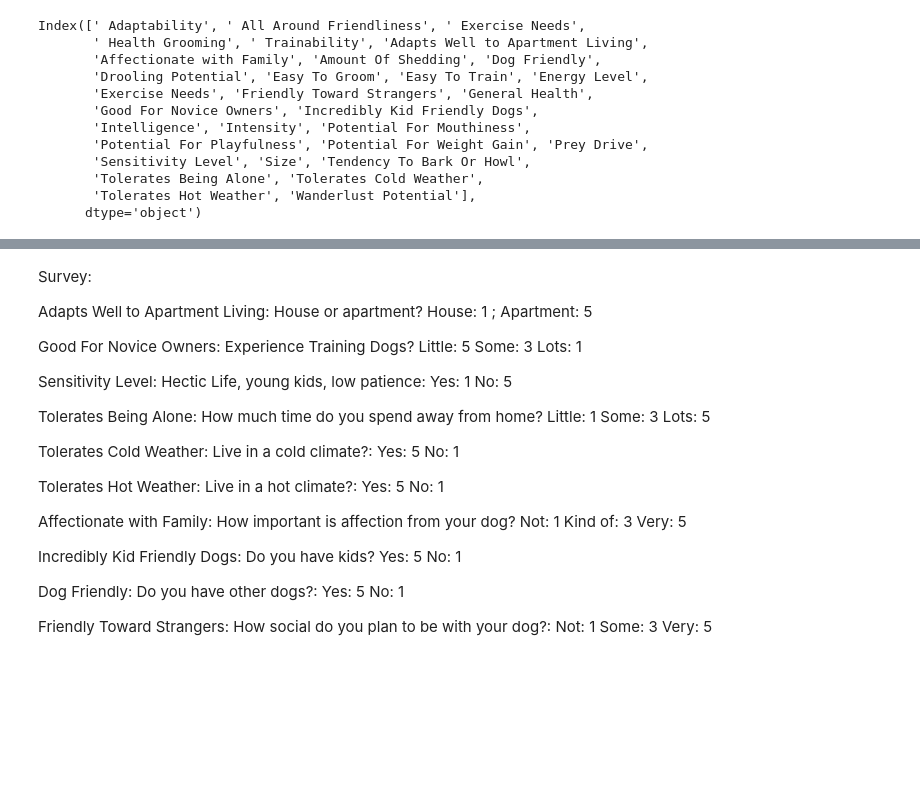
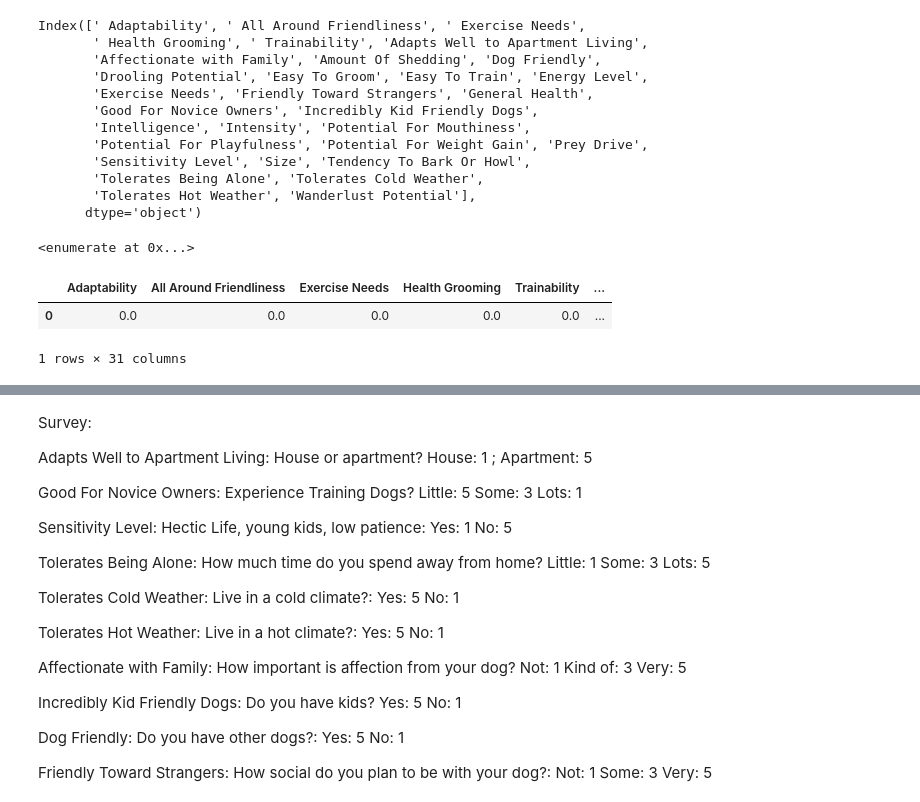
Before and after one commit to cjherman6/capstone, a Jupyter notebook: Recommender.ipynb, the cells around one changed output, grey strips where cells are left out. Drawn from its saved outputs; the diff is of its cells as text; code cells hidden in the pictures; blank space fills up the shorter version.

```diff
--- a/Recommender.ipynb
+++ b/Recommender.ipynb
@@ -105,3 +105,16 @@ Index([' Adaptability', ' All Around Friendliness', ' Exercise Needs',
        'Tolerates Being Alone', 'Tolerates Cold Weather',
        'Tolerates Hot Weather', 'Wanderlust Potential'],
       dtype='object')
+# %%
+for enumerate(df.columns)
+# %% [output]
+<enumerate at 0x...>
+# %%
+columns = list(df.columns)
+a = np.zeros(31)
+profile_df = pd.DataFrame(a.reshape(-1, len(a)),columns=columns)
+profile_df
+# %% [output]
+|  | Adaptability | All Around Friendliness | Exercise Needs | Health Grooming | Trainability | ... |
+| 0 | 0.0 | 0.0 | 0.0 | 0.0 | 0.0 | ... |
+1 rows × 31 columns
```
Also changed, not shown: parts of 32 cells of this notebook, 1 other file.
